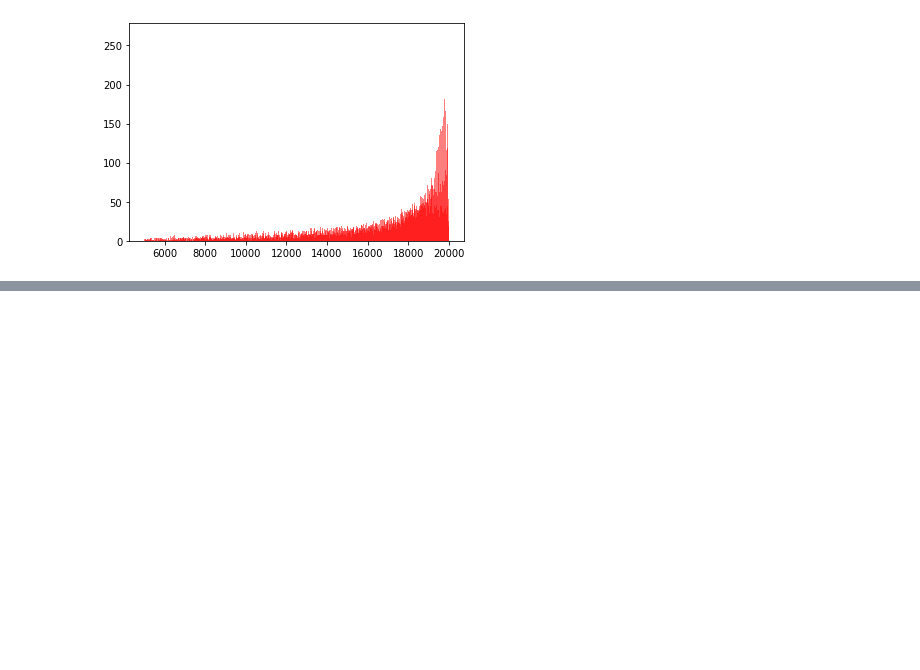
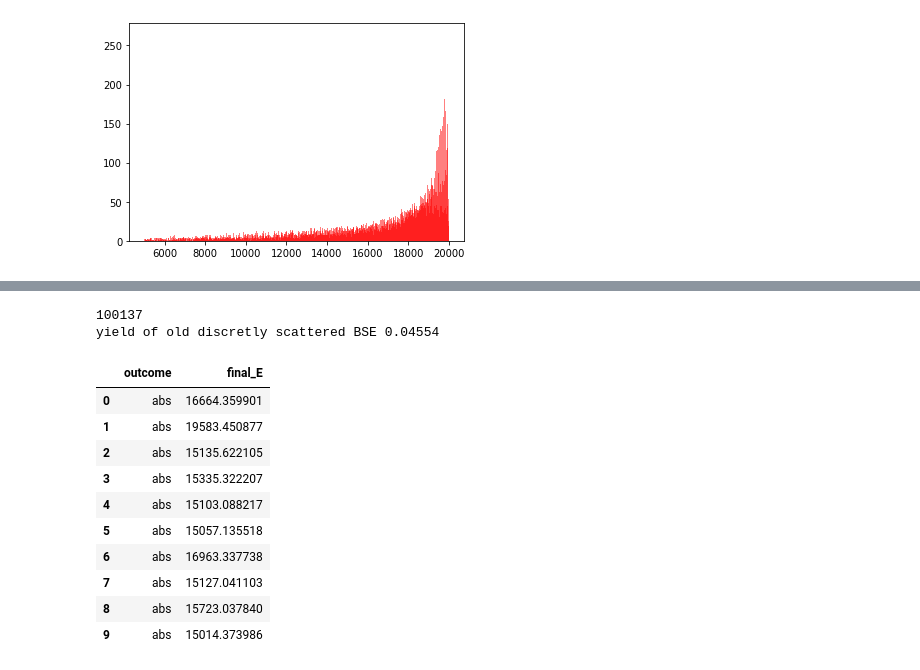
Before and after one commit to elena-pascal/MC-discrete, a Jupyter notebook: notebooks/BSE_spectra.ipynb, the cells around one changed output, grey strips where cells are left out. Drawn from its saved outputs; the diff is of its cells as text; code cells hidden in the pictures; blank space fills up the shorter version.

```diff
--- a/notebooks/BSE_spectra.ipynb
+++ b/notebooks/BSE_spectra.ipynb
@@ -167,0 +168,27 @@ fig.show()
+# %%
+num_bins = 2000
+inc_e = 100000
+
+#
+mott_el = pd.read_hdf('../data/Al_BSE_mode:DS_tilt:70.0_Emin:15000.0_E0:20000.0_tolE:0.0001_tolW:1e-07.h5', 'els')
+print (len(mott_el))
+energyDS = list(mott_el[mott_el.outcome=='bks']['final_E'])
+
+print ('yield of old discretly scattered BSE', len(energyDS)/inc_e)
+# %% [output]
+100137
+yield of old discretly scattered BSE 0.04554
+# %%
+mott.head(10)
+# %% [output]
+|  | outcome | final_E |
+| 0 | abs | 16664.359901 |
+| 1 | abs | 19583.450877 |
+| 2 | abs | 15135.622105 |
+| 3 | abs | 15335.322207 |
+| 4 | abs | 15103.088217 |
+| 5 | abs | 15057.135518 |
+| 6 | abs | 16963.337738 |
+| 7 | abs | 15127.041103 |
+| 8 | abs | 15723.037840 |
+| 9 | abs | 15014.373986 |
```
Also changed, not shown: parts of 4 cells of this notebook, 8 other files.
